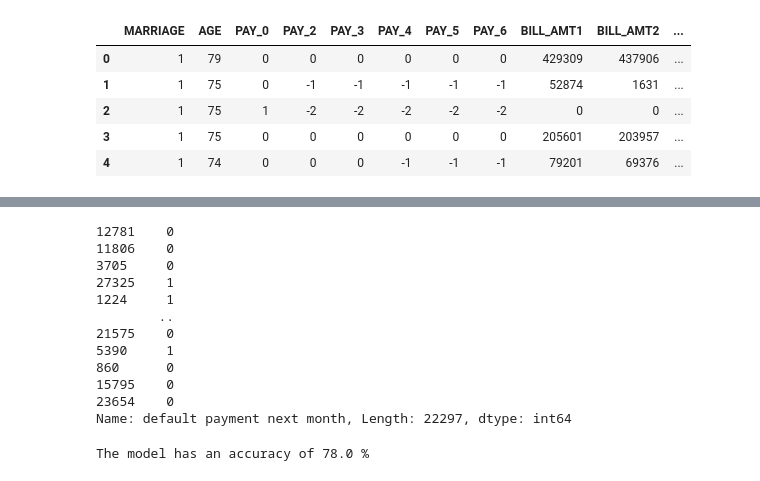
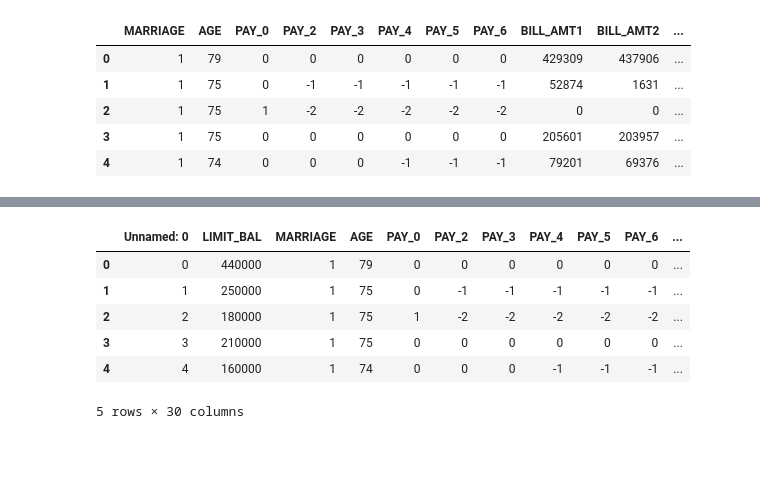
Before and after one commit to debasmitamohanty/UTDA, a Jupyter notebook: C2T3.ipynb, the cells around one changed output, grey strips where cells are left out. Cells and saved outputs as stored; diff of their text form; code cells hidden in the pictures; blank space fills up the shorter version.

Commit message:
Revised pipeline for train/test/split
Change dummy variables before running the models. Reformated  the pipeline.

```diff
--- a/C2T3.ipynb
+++ b/C2T3.ipynb
@@ -373,15 +188,0 @@ X_train, X_test, y_train, y_test = train_test_split(X,y, test_size = 0.25, rando
-# %%
-y_train
-# %% [output]
-12781    0
-11806    0
-3705     0
-27325    1
-1224     1
-        ..
-21575    0
-5390     1
-860      0
-15795    0
-23654    0
-Name: default payment next month, Length: 22297, dtype: int64
@@ -395,5 +188,0 @@ y_train = classifier.predict(X_test)
-# %%
-accuracy = metrics.accuracy_score(y_test,y_train)
-print ("The model has an accuracy of", round(accuracy,2)*100,"%")
-# %% [output]
-The model has an accuracy of 78.0 %
@@ -401,0 +189,10 @@ The model has an accuracy of 78.0 %
+# %%
+rawData.head()
+# %% [output]
+|  | Unnamed: 0 | LIMIT_BAL | MARRIAGE | AGE | PAY_0 | PAY_2 | PAY_3 | PAY_4 | PAY_5 | PAY_6 | ... |
+| 0 | 0 | 440000 | 1 | 79 | 0 | 0 | 0 | 0 | 0 | 0 | ... |
+| 1 | 1 | 250000 | 1 | 75 | 0 | -1 | -1 | -1 | -1 | -1 | ... |
+| 2 | 2 | 180000 | 1 | 75 | 1 | -2 | -2 | -2 | -2 | -2 | ... |
+| 3 | 3 | 210000 | 1 | 75 | 0 | 0 | 0 | 0 | 0 | 0 | ... |
+| 4 | 4 | 160000 | 1 | 74 | 0 | 0 | 0 | -1 | -1 | -1 | ... |
+5 rows × 30 columns
```
Also changed, not shown: parts of 60 cells of this notebook.
